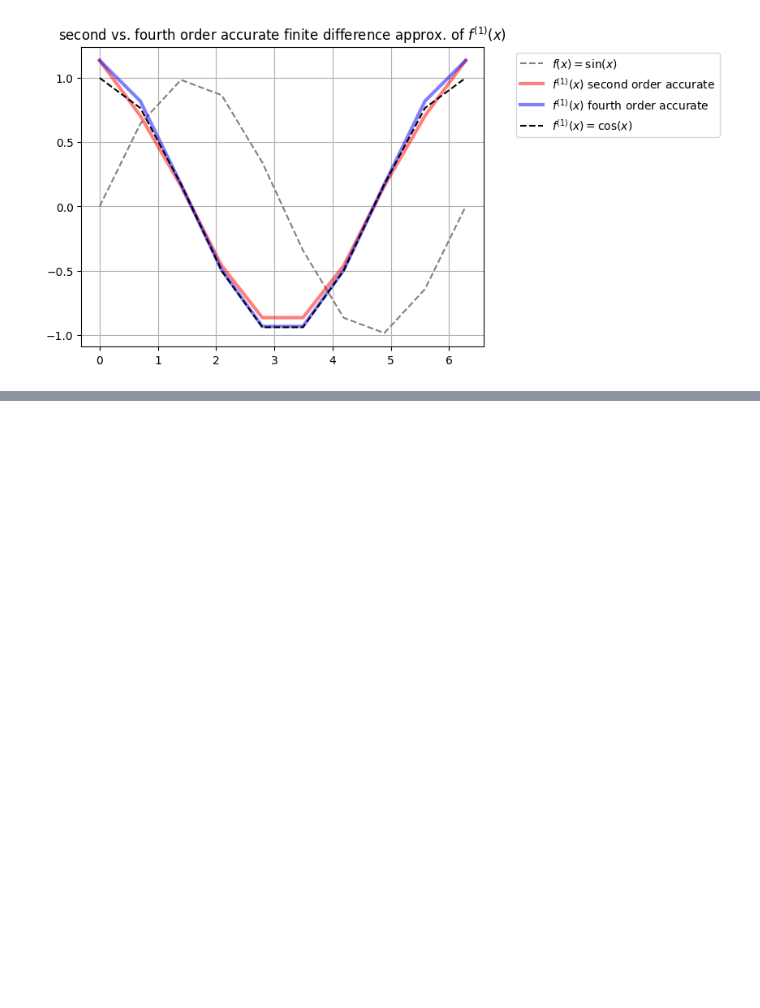
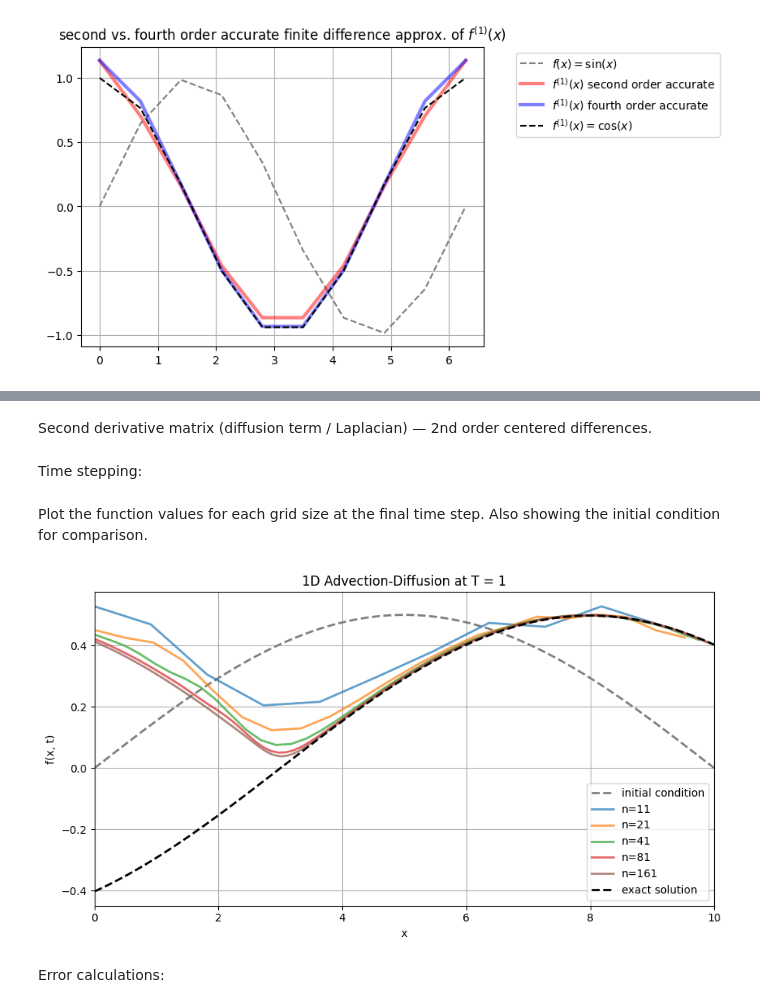
Before and after one commit to jadenmecham/ME-793-CFD, a Jupyter notebook: HW2.ipynb, the cells around one changed output, grey strips where cells are left out. Drawn from its saved outputs; the diff is of its cells as text; code cells hidden in the pictures; blank space fills up the shorter version.

```diff
--- a/HW2.ipynb
+++ b/HW2.ipynb
@@ -88,0 +143,2 @@ Text(0.5, 1.0, 'second vs. fourth order accurate finite difference approx. of $f
+# %% [markdown]
+Second derivative matrix (diffusion term / Laplacian) — 2nd order centered differences.
@@ -88,0 +159,43 @@ Text(0.5, 1.0, 'second vs. fourth order accurate finite difference approx. of $f
+# %% [markdown]
+Time stepping:
+# %%
+f_initial = [f[i].copy() for i in range(len(n))]  # save initial conditions before the loop
+
+f_all = []
+for i in range(len(n)):
+    f_i = f[i].copy()
+    for step in range(nstep):
+        dfdx  = c * D2(h[i], f_i)
+        dfdx2 = D * L2(h[i], f_i)
+        f_i = f_i + (dfdx2 - dfdx) * dt
+        f_i[0]  = f_i[-2]
+        f_i[-1] = f_i[1]
+    f_all.append(f_i)
+# %% [markdown]
+Plot the function values for each grid size at the final time step. Also showing the initial condition for comparison.
+# %%
+x_exact = np.linspace(0, L, 1000)
+f_exact = 0.5 * np.exp(-D * (np.pi / L)**2 * T) * np.sin(np.pi * (x_exact - c * T) / L)
+x_ic = np.linspace(0, L, 1000)
+f_ic = 0.5 * np.sin(np.pi * x_ic / L)
+
+fig, ax = plt.subplots(figsize=(9, 5))
+
+ax.grid()
+colors = plt.cm.tab10(np.linspace(0, 0.5, len(n)))
+ax.plot(x_ic, f_ic, color='gray', linewidth=2, linestyle='--', label='initial condition')
+for i in range(len(n)):
+    ax.plot(x[i], f_all[i], color=colors[i], linewidth=2, label=f'n={n[i]}', alpha=0.7)
+ax.plot(x_exact, f_exact, color='black', linewidth=2, linestyle='--', label='exact solution')
+
+ax.set_xlim(0, L)
+ax.set_xlabel('x')
+ax.set_ylabel('f(x, t)')
+ax.set_title(f'1D Advection-Diffusion at T = {T}')
+ax.legend(loc='lower right')
+plt.tight_layout()
+plt.show()
+# %% [output]
+[figure, added]
+# %% [markdown]
+Error calculations:
```
Also changed, not shown: parts of 27 cells of this notebook.
